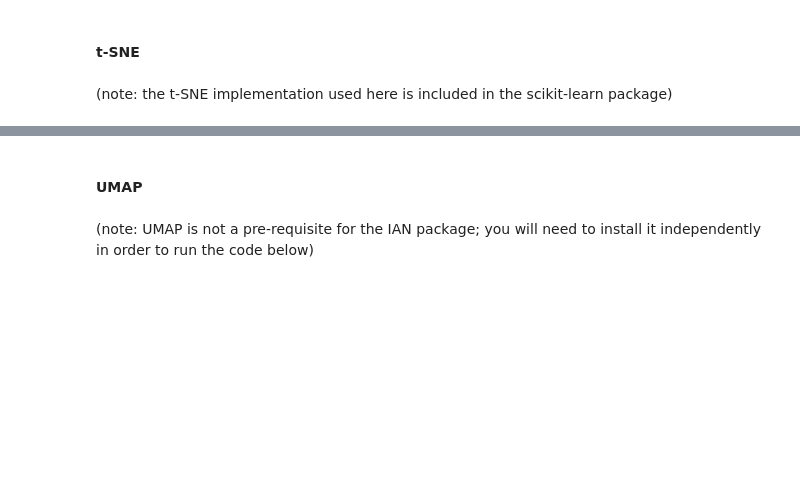
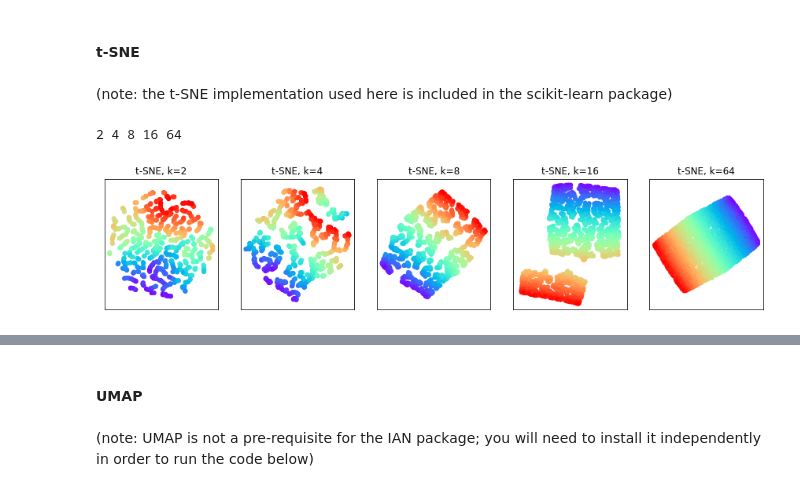
Before and after one commit to dyballa/IAN, a Jupyter notebook: examples/example-bentplane.ipynb, the cells around one changed output, grey strips where cells are left out. Cells and saved outputs as stored; diff of their text form; code cells hidden in the pictures; blank space fills up the shorter version.

```diff
--- a/examples/example-bentplane.ipynb
+++ b/examples/example-bentplane.ipynb
@@ -179,25 +239,28 @@ plt.show()
 # %%
 perplexities = [2, 4, 8, 16, 64]
 f,axes = subps(1,len(perplexities),3,3,axlist=True)
 
 for ax, knn in zip(axes, perplexities):
     print(knn, end=' ')
-    #Copute spectral initialization, for better comparison with umap
+    # 1- Compute a spectral initialization, for better comparison with UMAP
 
     # (need to compute a kernel matrix first, using t-SNE's own sigmas)
     sigmas = computeTSNEsigmas(D2, knn) #use knn as perplexity
     myK = computeTSNEkernel(D2, sigmas, False) #no need to normalize b/c will be done by eigenmaps
     init = spectral_init_from_umap(myK, n_components)
 
     # 2 - compute t-SNE embedding using the init above
     tsne = TSNE(n_components=n_components, learning_rate='auto', metric='precomputed',
-               init=init, perplexity=knn, random_state=rs, method="exact", verbose=0)
+               init=init, perplexity=knn, random_state=rs, method="exact")
     tsne_y = tsne.fit_transform(D1.copy())
 
     plot2dScatter(tsne_y, c, cmap=data_cmap, f_ax=(f,ax), s=25, axLabels=False)
     ax.set_title(f't-SNE, k={knn}')
 
 plt.show()
+# %% [output]
+2 4 8 16 64
+[figure, added]
 # %%
 ### IAN + t-SNE
 
```
Also changed, not shown: parts of 9 cells of this notebook.
